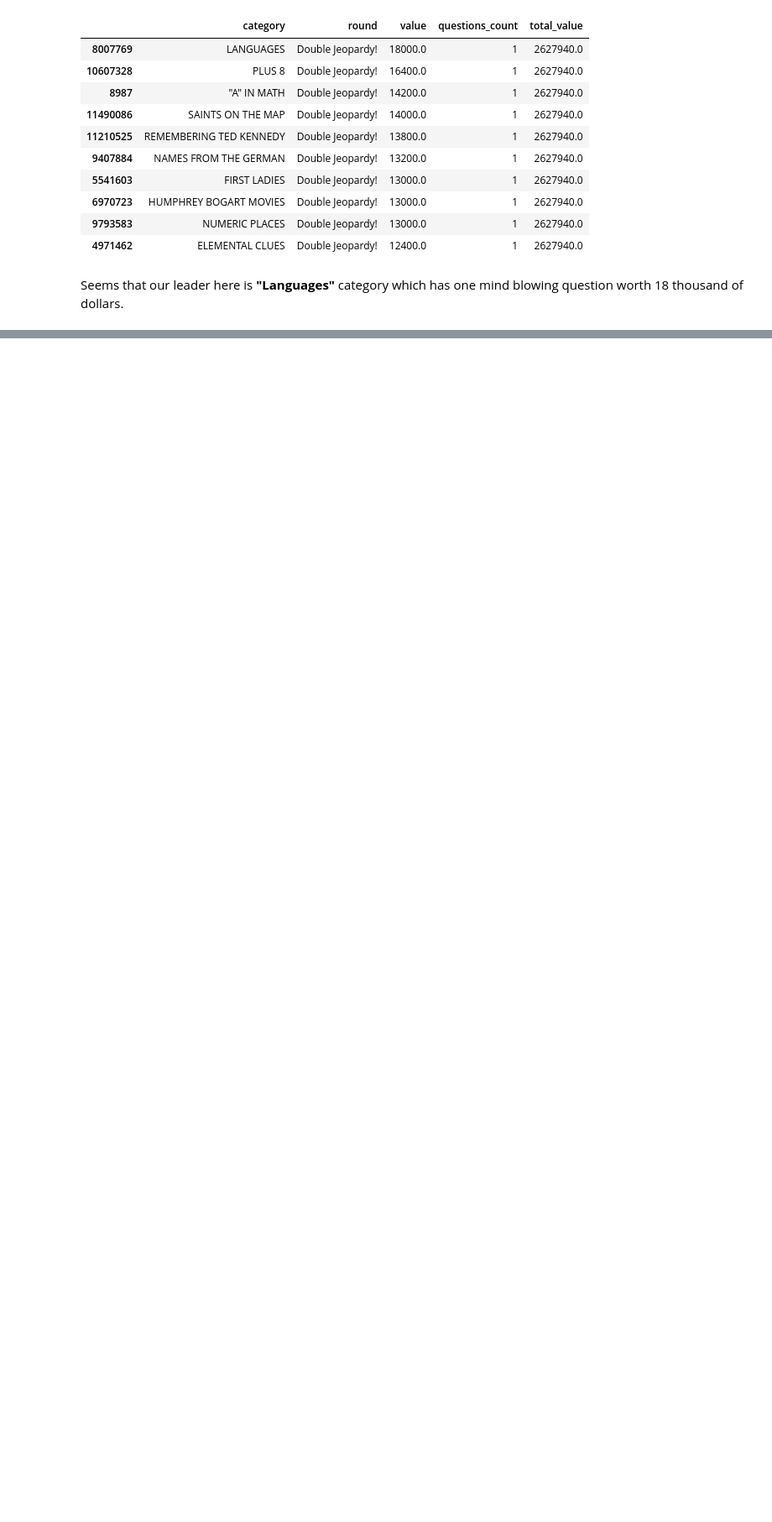
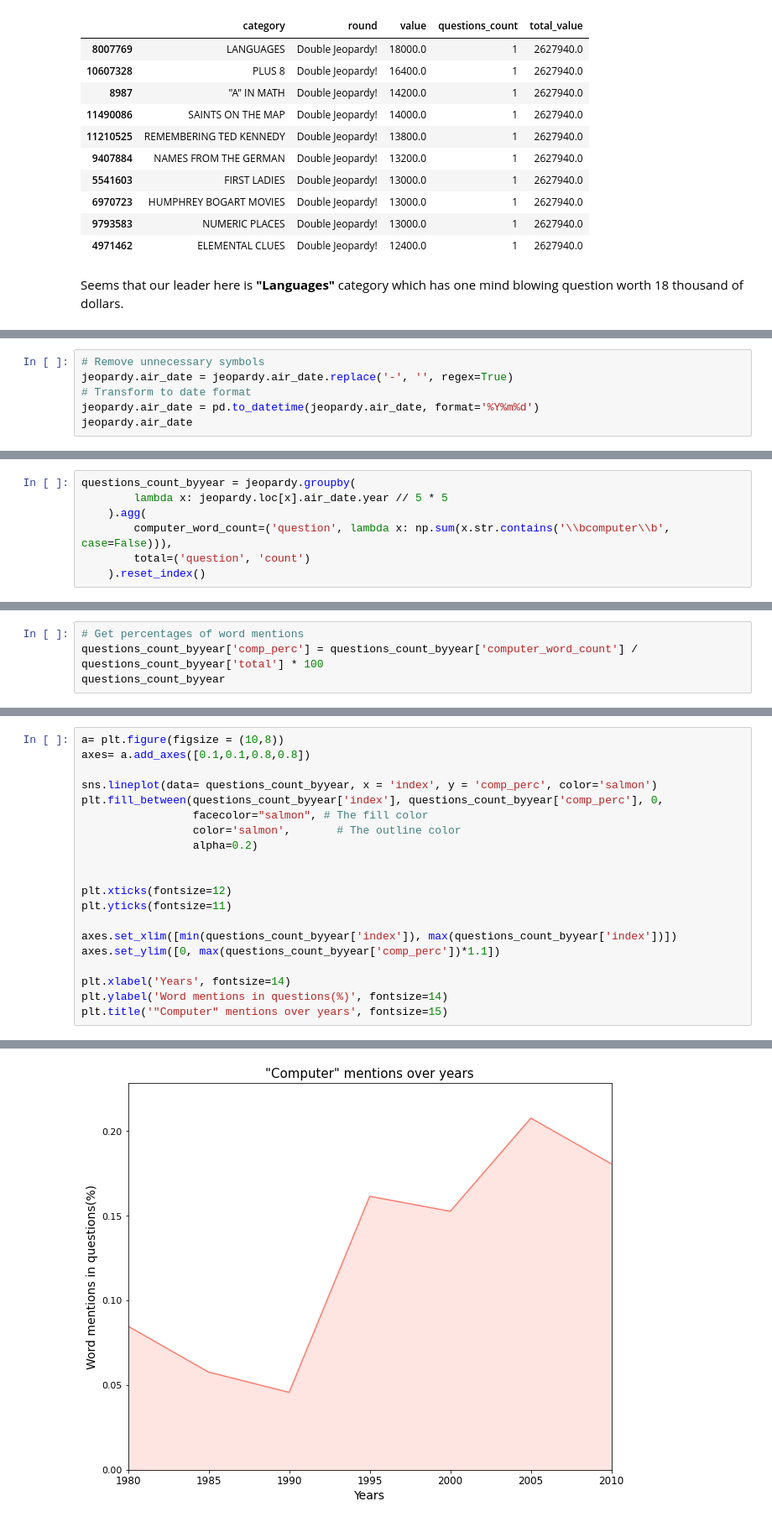
Before and after one commit to jadidaniel/jupyter-notebooks, a Jupyter notebook: jeopardy/jeopardy_project.ipynb, the cells around one changed output, grey strips where cells are left out. Shown at 84% size. Saved outputs shown, nothing was run; the diff lists cells and outputs as text; blank space fills up the shorter version.

```diff
--- a/jeopardy/jeopardy_project.ipynb
+++ b/jeopardy/jeopardy_project.ipynb
@@ -435,0 +498,6 @@ Seems that our leader here is **"Languages"** category which has one mind blowin
+# %%
+# Remove unnecessary symbols
+jeopardy.air_date = jeopardy.air_date.replace('-', '', regex=True)
+# Transform to date format
+jeopardy.air_date = pd.to_datetime(jeopardy.air_date, format='%Y%m%d')
+jeopardy.air_date
@@ -435,0 +519,7 @@ Seems that our leader here is **"Languages"** category which has one mind blowin
+# %%
+questions_count_byyear = jeopardy.groupby(
+        lambda x: jeopardy.loc[x].air_date.year // 5 * 5
+    ).agg(
+        computer_word_count=('question', lambda x: np.sum(x.str.contains('\\bcomputer\\b', case=False))),
+        total=('question', 'count')
+    ).reset_index()
@@ -435,0 +541,4 @@ Seems that our leader here is **"Languages"** category which has one mind blowin
+# %%
+# Get percentages of word mentions
+questions_count_byyear['comp_perc'] = questions_count_byyear['computer_word_count'] / questions_count_byyear['total'] * 100
+questions_count_byyear
@@ -435,0 +556,21 @@ Seems that our leader here is **"Languages"** category which has one mind blowin
+# %%
+a= plt.figure(figsize = (10,8))
+axes= a.add_axes([0.1,0.1,0.8,0.8])
+
+sns.lineplot(data= questions_count_byyear, x = 'index', y = 'comp_perc', color='salmon')
+plt.fill_between(questions_count_byyear['index'], questions_count_byyear['comp_perc'], 0,
+                 facecolor="salmon", # The fill color
+                 color='salmon',       # The outline color
+                 alpha=0.2)
+
+
+plt.xticks(fontsize=12)
+plt.yticks(fontsize=11)
+
+axes.set_xlim([min(questions_count_byyear['index']), max(questions_count_byyear['index'])])
+axes.set_ylim([0, max(questions_count_byyear['comp_perc'])*1.1])
+
+plt.xlabel('Years', fontsize=14)
+plt.ylabel('Word mentions in questions(%)', fontsize=14)
+plt.title('"Computer" mentions over years', fontsize=15)
+# %% [output]
@@ -435,0 +578 @@ Seems that our leader here is **"Languages"** category which has one mind blowin
+[figure, added]
```
Also changed, not shown: parts of 33 cells of this notebook.
